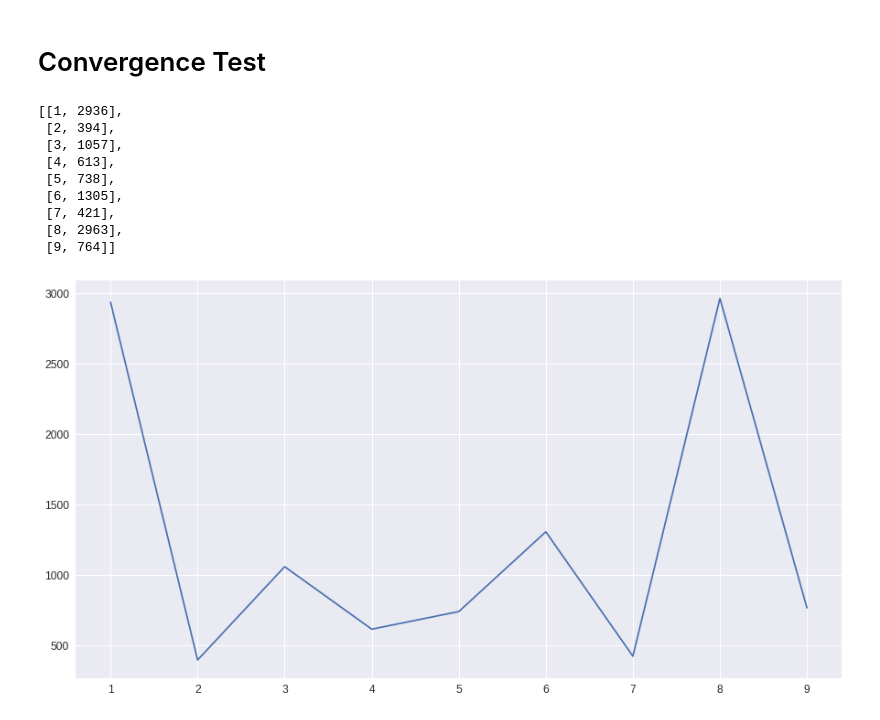
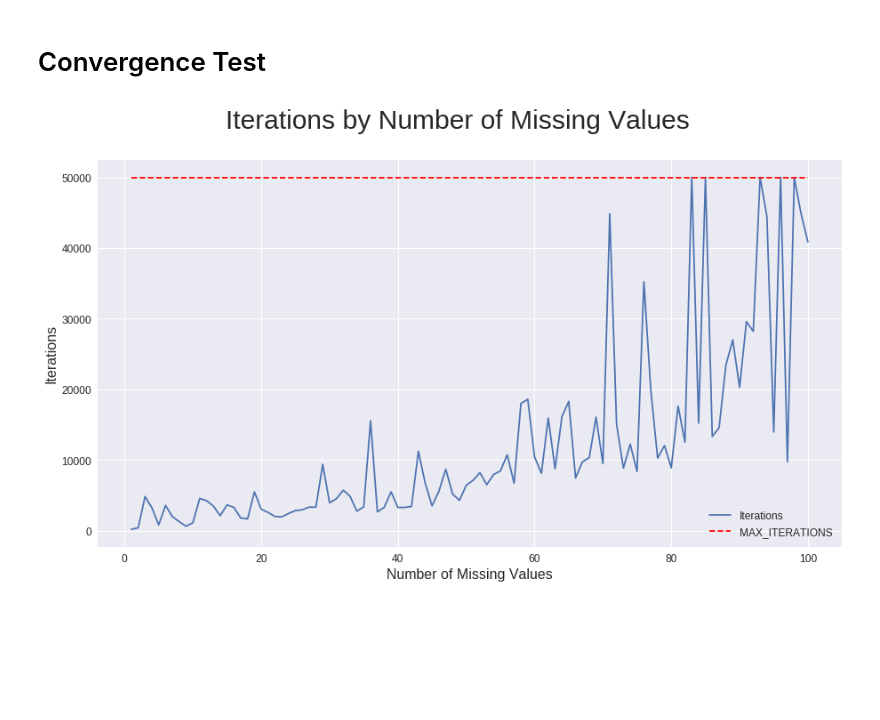
Before and after one commit to giokincade/ipf, a Jupyter notebook: notebooks/Iterative Proportional Fitting Convergence Experiments.ipynb, the cells around one changed output. Cells and saved outputs as stored; diff of their text form; code cells hidden in the pictures; blank space fills up the shorter version.

Commit message:
some fixes and better graphs

```diff
--- a/notebooks/Iterative Proportional Fitting Convergence Experiments.ipynb
+++ b/notebooks/Iterative Proportional Fitting Convergence Experiments.ipynb
@@ -126,23 +126,11 @@ def ipf(data: TestData) -> int:
 # %% [markdown]
 # Convergence Test
 # %%
-MAX_SUPPRESSIONS = 10
+MAX_SUPPRESSIONS = 100
 
 original_data = np.rint(np.random.uniform(low=RANGE[0], high=RANGE[1], size=SIZE))
 
 iterations = []
-for i in range(1, MAX_SUPPRESSIONS):
+for i in range(1, MAX_SUPPRESSIONS+1):
     test_data = suppress_data(original_data, i)
     iterations.append([i, ipf(test_data)])
-# %%
-iterations
-# %% [output]
-[[1, 2936],
- [2, 394],
- [3, 1057],
- [4, 613],
- [5, 738],
- [6, 1305],
- [7, 421],
- [8, 2963],
- [9, 764]]
@@ -151,8 +137,12 @@ x = np.array(iterations)
 # %%
-plt.plot(x[:,0],x[:,1])
+iterations = np.array(iterations)
+ax = plt.plot(iterations[:,0], iterations[:,1], '',
+              iterations[:,0], [MAX_ITERATIONS] * len(iterations), 'r--'
+             )
+plt.legend(["Iterations", "MAX_ITERATIONS"])
 plt.suptitle("Iterations by Number of Missing Values")
 plt.ylabel("Iterations")
-plt.xlabel("abs(actual - random_seed)")
+plt.xlabel("Number of Missing Values")
 plt.show()
 # %% [output]
-[figure, old version]
+[figure, new version]
```
Also changed, not shown: parts of 1 cell of this notebook, 1 other file.
